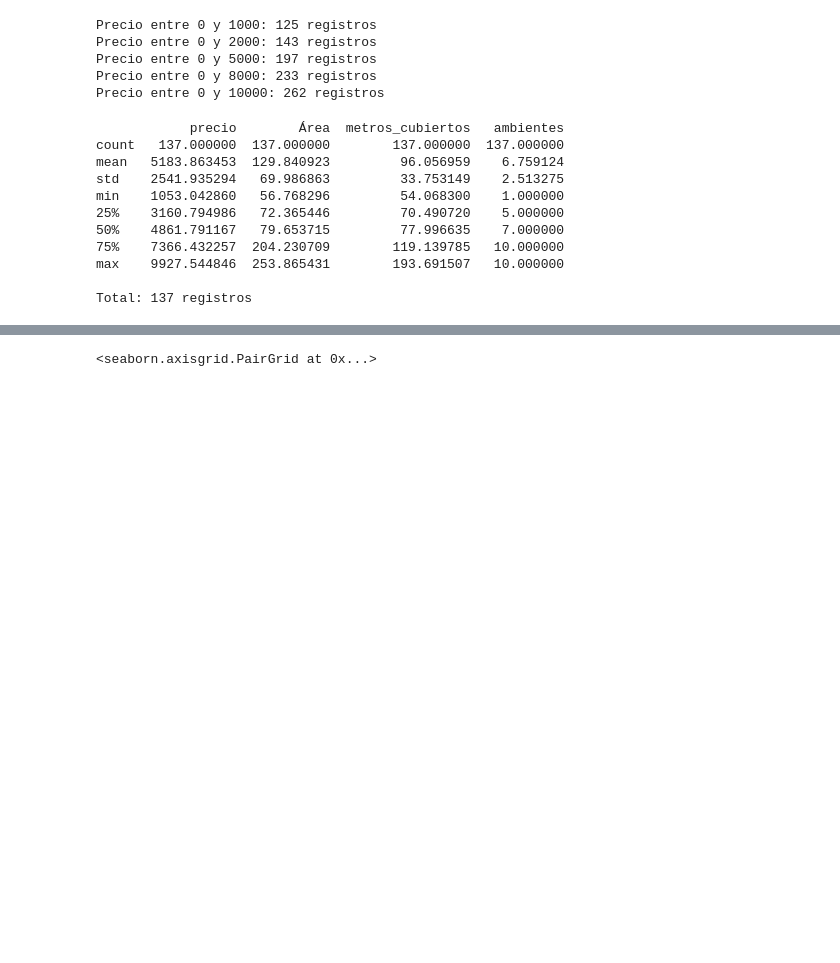
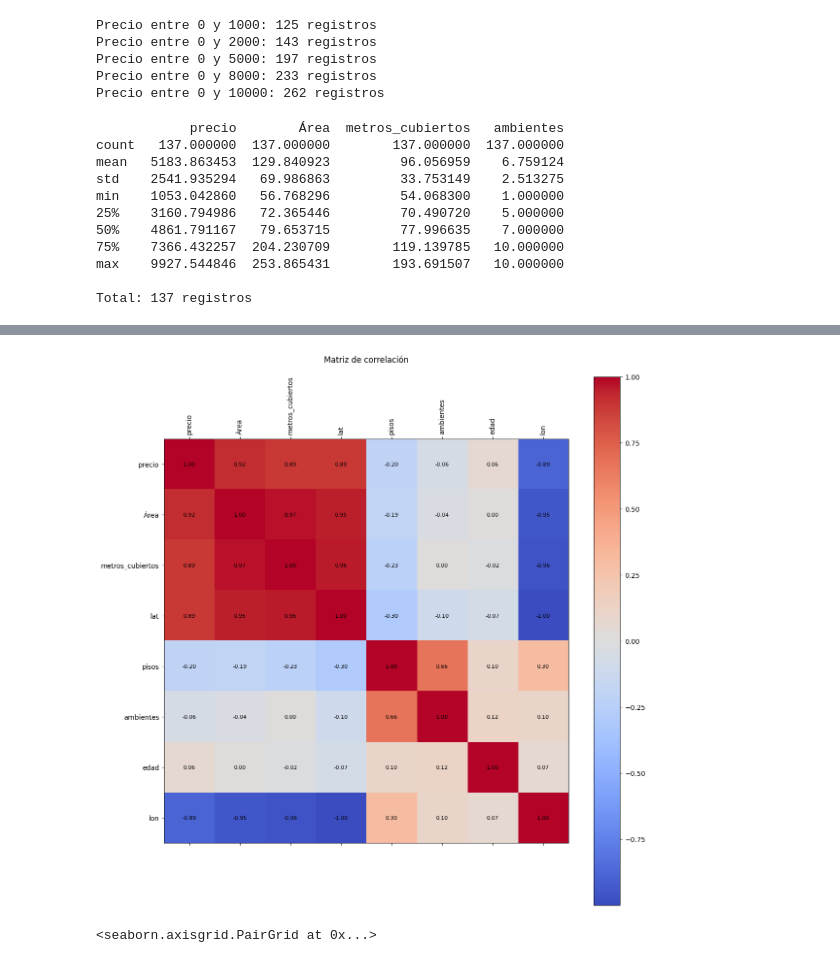
Before and after one commit to biancapaz/ml_tp1, a Jupyter notebook: notebooks/Entrega_TP1.ipynb, the cells around one changed output, grey strips where cells are left out. Saved outputs shown, nothing was run; the diff lists cells and outputs as text; code cells hidden in the pictures; blank space fills up the shorter version.

```diff
--- a/notebooks/Entrega_TP1.ipynb
+++ b/notebooks/Entrega_TP1.ipynb
@@ -404,6 +413,40 @@ df.corr(numeric_only=True)
 | lat | 0.833830 | 0.922464 | 0.969638 | -0.450836 | -0.333752 | -0.403492 | 1.000000 | -0.999989 | -0.580924 |
 | lon | -0.833556 | -0.922534 | -0.969684 | 0.450831 | 0.333100 | 0.403619 | -0.999989 | 1.000000 | 0.580952 |
 | edad | -0.373720 | -0.398188 | -0.495114 | 0.457735 | 0.106830 | 0.349147 | -0.580924 | 0.580952 | 1.000000 |
+# %%
+corrmat = df.select_dtypes(include=np.number).corr()
+
+k = len(corrmat.columns)
+
+# ordenar por correlación con precio
+cols = corrmat.nlargest(k, 'precio')['precio'].index
+
+# matriz de correlación reordenada
+cm = np.corrcoef(df[cols].dropna().values.T)
+
+fig, ax = plt.subplots(figsize=(12, 12))
+
+cax = ax.matshow(cm, cmap='coolwarm')
+fig.colorbar(cax)
+
+# ticks
+ax.set_xticks(range(len(cols)))
+ax.set_yticks(range(len(cols)))
+
+ax.set_xticklabels(cols, rotation=90)
+ax.set_yticklabels(cols)
+
+# anotar valores
+for i in range(len(cols)):
+    for j in range(len(cols)):
+        ax.text(j, i, f"{cm[i, j]:.2f}",
+                ha='center', va='center', fontsize=8)
+
+plt.title("Matriz de correlación", pad=20)
+plt.tight_layout()
+plt.show()
+# %% [output]
+[figure, added]
 # %%
 sns.pairplot(df)
 # %% [output]
```
Also changed, not shown: parts of 41 cells of this notebook, 3 other files.
